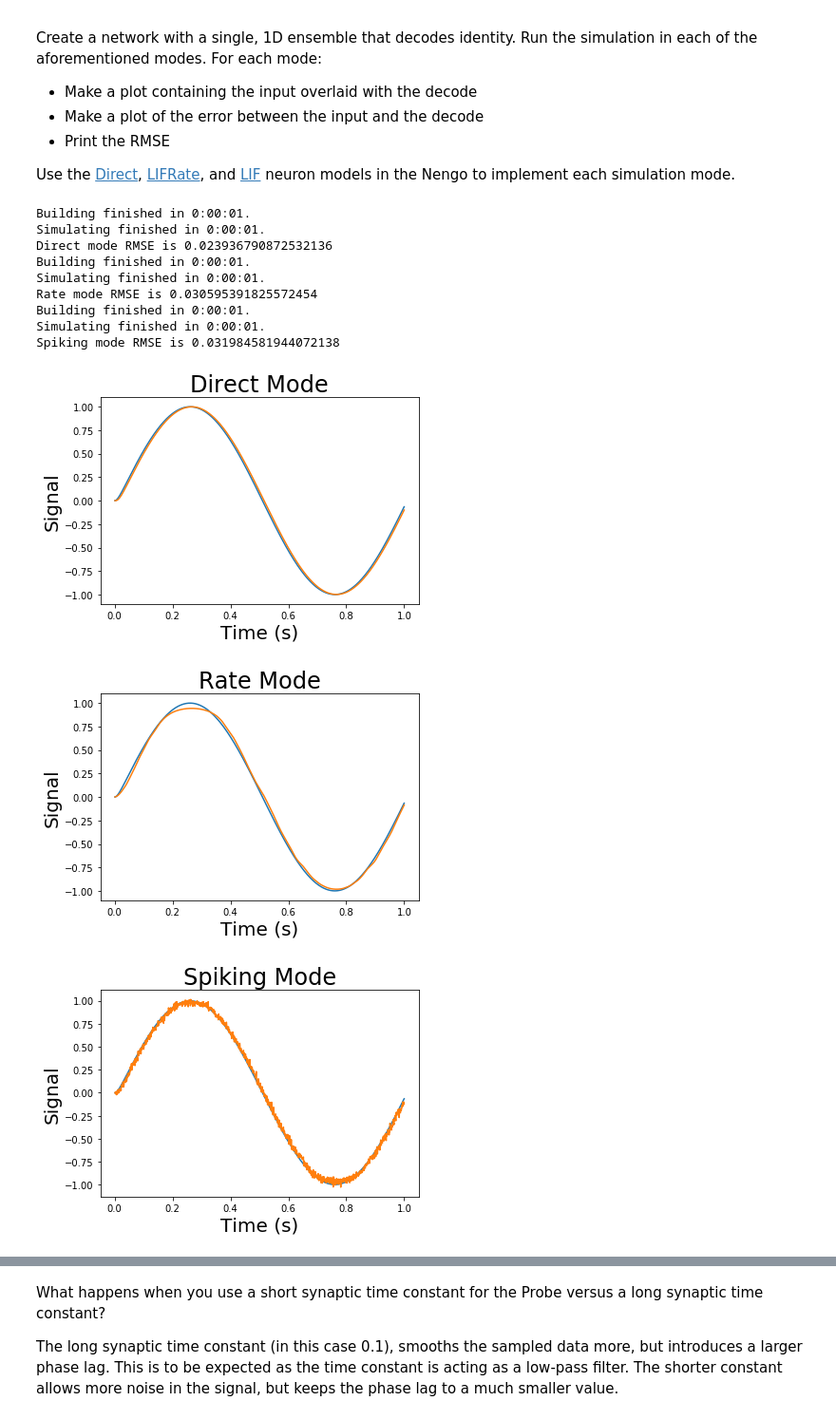
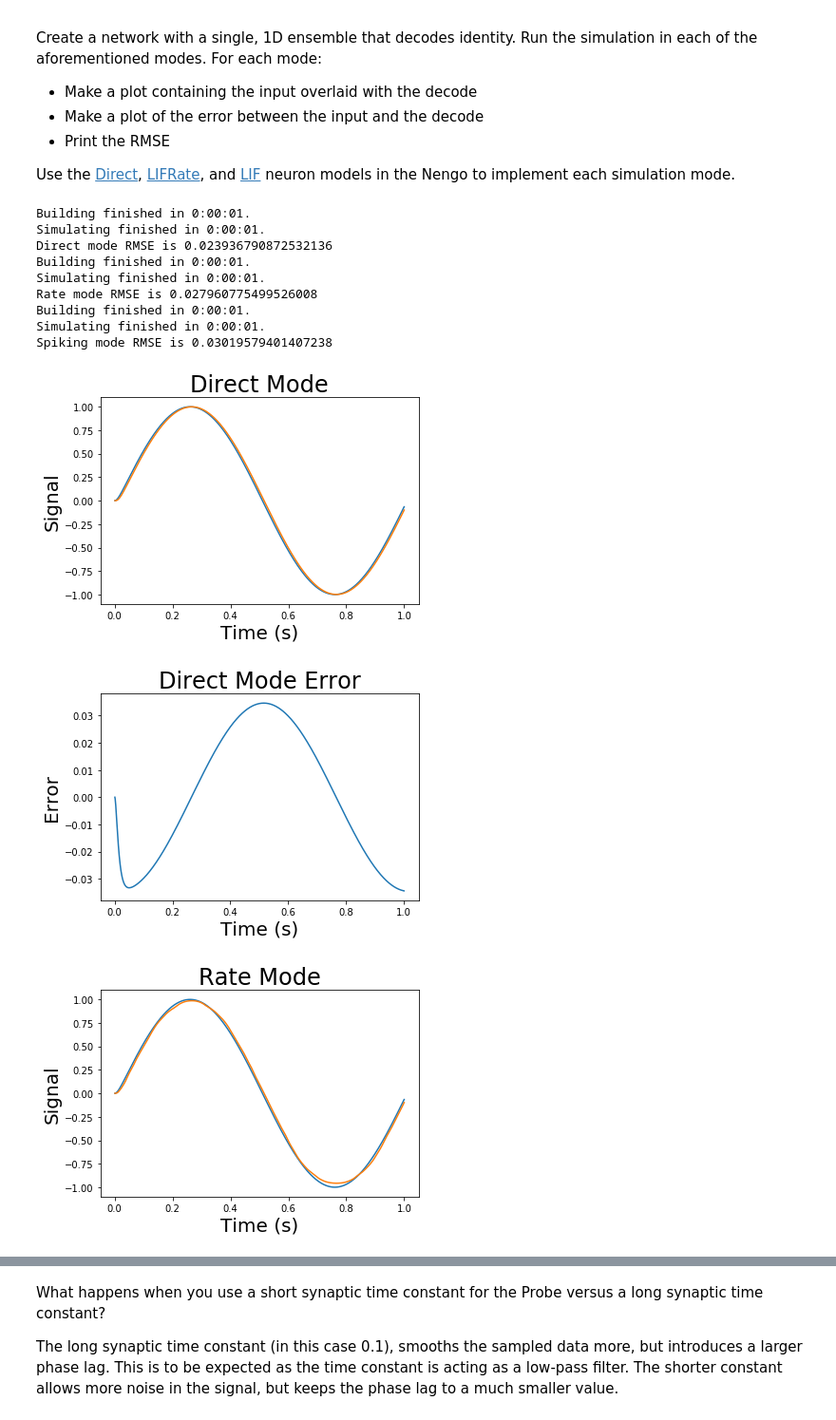
Before and after one commit to Quantumgame/EE207, a Jupyter notebook: Assignments/homework1-1/homework1/problem3.ipynb, the cells around one changed output, grey strips where cells are left out. Shown at 95% size. Drawn from its saved outputs; the diff is of its cells as text; code cells hidden in the pictures.

```diff
--- a/Assignments/homework1-1/homework1/problem3.ipynb
+++ b/Assignments/homework1-1/homework1/problem3.ipynb
@@ -70,6 +70,13 @@ plt.xlabel('Time (s)')
 plt.ylabel('Signal')
 plt.title('Direct Mode')
 
+error = sim1.data[probe_out1] - sim1.data[probe_in1]
+plt.figure()
+plt.plot(sim1.trange(), error)
+plt.xlabel('Time (s)')
+plt.ylabel('Error')
+plt.title('Direct Mode Error')
+
 RMSE = compute_rmse(sim1.data[probe_in1], sim1.data[probe_out1])
 print('Direct mode RMSE is %r' % RMSE)
 
@@ -93,6 +100,13 @@ plt.plot(sim2.trange(), sim2.data[probe_out2])
 plt.xlabel('Time (s)')
 plt.ylabel('Signal')
 plt.title('Rate Mode')
+
+error = sim2.data[probe_out2] - sim2.data[probe_in2]
+plt.figure()
+plt.plot(sim2.trange(), error)
+plt.xlabel('Time (s)')
+plt.ylabel('Error')
+plt.title('Rate Mode Error')
 
 RMSE = compute_rmse(sim2.data[probe_in2], sim2.data[probe_out2])
 print('Rate mode RMSE is %r' % RMSE)
@@ -102,34 +116,41 @@ with model3:
     ens3 = nengo.Ensemble(n_neurons = N,
                         dimensions = 1,
                          neuron_type = nengo.LIF()
                         )
     inp3 = nengo.Node(in_fun)
     nengo.Connection(inp3, ens3)
     probe_in3 = nengo.Probe(inp3, synapse = 0.01)
     probe_out3 = nengo.Probe(ens3, synapse = 0.01)
 
 with nengo.Simulator(model3) as sim3:
     sim3.run(T)
 
 plt.figure()
 plt.plot(sim3.trange(), sim3.data[probe_in3])
 plt.plot(sim3.trange(), sim3.data[probe_out3])
 plt.xlabel('Time (s)')
 plt.ylabel('Signal')
 plt.title('Spiking Mode')
 
+error = sim3.data[probe_out3] - sim3.data[probe_in3]
+plt.figure()
+plt.plot(sim3.trange(), error)
+plt.xlabel('Time (s)')
+plt.ylabel('Error')
+plt.title('Spiking Mode Error')
+
 RMSE = compute_rmse(sim3.data[probe_in3], sim3.data[probe_out3])
 print('Spiking mode RMSE is %r' % RMSE)
 # %% [output]
 Building finished in 0:00:01.
 Simulating finished in 0:00:01.
 Direct mode RMSE is 0.023936790872532136
 Building finished in 0:00:01.
 Simulating finished in 0:00:01.
-Rate mode RMSE is 0.030595391825572454
+Rate mode RMSE is 0.027960775499526008
 Building finished in 0:00:01.
 Simulating finished in 0:00:01.
-Spiking mode RMSE is 0.031984581944072138
+Spiking mode RMSE is 0.03019579401407238
 [figure]
-[figure, old version]
+[figure, new version]
-[figure, old version]
+[figure, new version]
```
Also changed, not shown: parts of 4 cells of this notebook, 3 other files.
